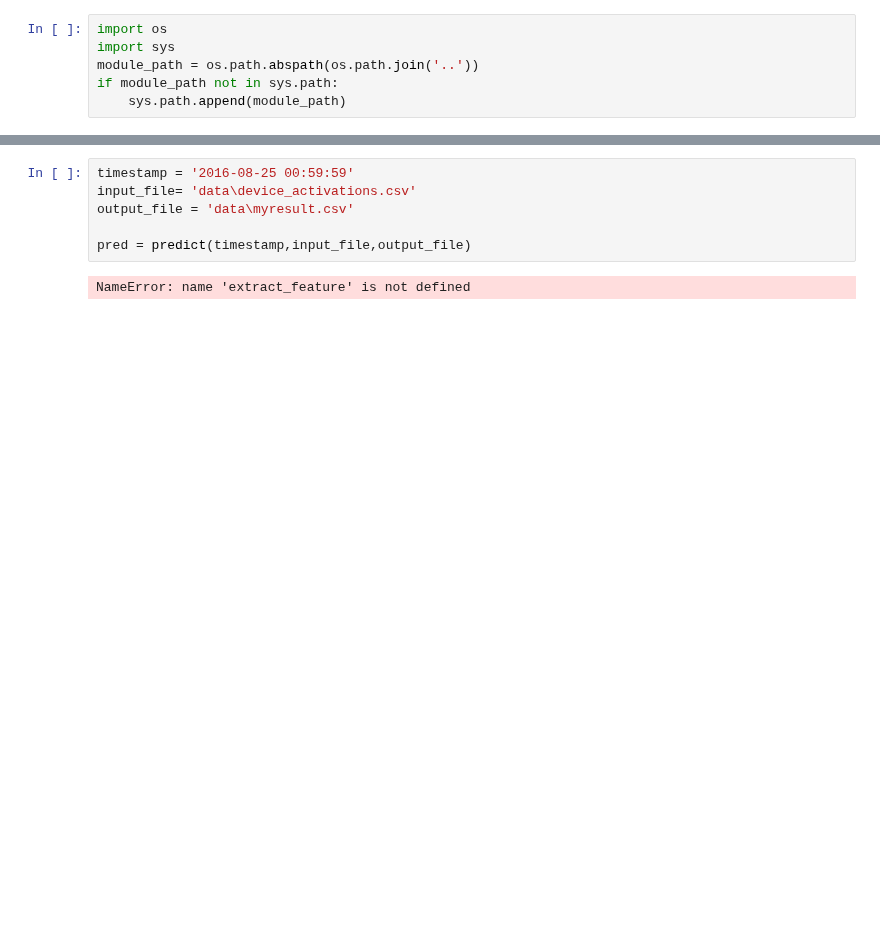
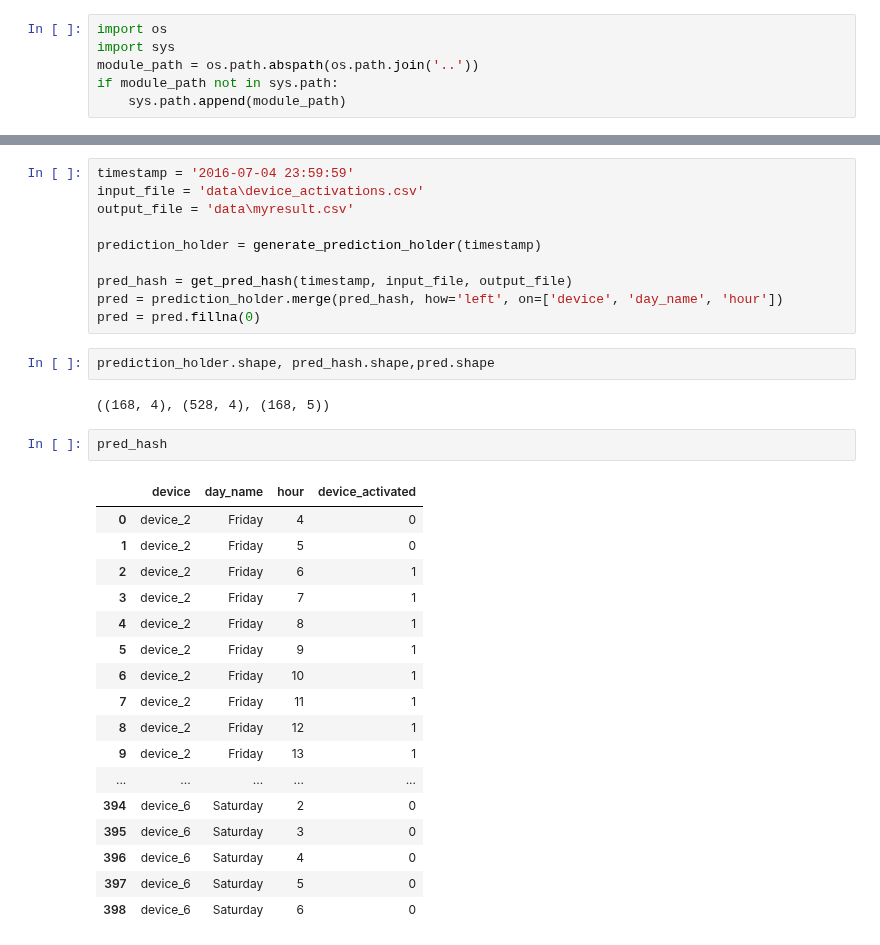
Before and after one commit to lskenkf/flaconi_task, a Jupyter notebook: challenge/model_building.ipynb, the cells around one changed output, grey strips where cells are left out. Cells and saved outputs as stored; diff of their text form; blank space fills up the shorter version.

```diff
--- a/challenge/model_building.ipynb
+++ b/challenge/model_building.ipynb
@@ -82,8 +129,34 @@ def predict(timestamp,input_file,output_file):
 # %%
-timestamp = '2016-08-25 00:59:59'
-input_file= 'data\device_activations.csv'
+timestamp = '2016-07-04 23:59:59'
+input_file = 'data\device_activations.csv'
 output_file = 'data\myresult.csv'
 
-pred = predict(timestamp,input_file,output_file)
+prediction_holder = generate_prediction_holder(timestamp)
+
+pred_hash = get_pred_hash(timestamp, input_file, output_file)
+pred = prediction_holder.merge(pred_hash, how='left', on=['device', 'day_name', 'hour'])
+pred = pred.fillna(0)
-# %% [output]
-NameError: name 'extract_feature' is not defined
+# %%
+prediction_holder.shape, pred_hash.shape,pred.shape
+# %% [output]
+((168, 4), (528, 4), (168, 5))
+# %%
+pred_hash
+# %% [output]
+|  | device | day_name | hour | device_activated |
+| 0 | device_2 | Friday | 4 | 0 |
+| 1 | device_2 | Friday | 5 | 0 |
+| 2 | device_2 | Friday | 6 | 1 |
+| 3 | device_2 | Friday | 7 | 1 |
+| 4 | device_2 | Friday | 8 | 1 |
+| 5 | device_2 | Friday | 9 | 1 |
+| 6 | device_2 | Friday | 10 | 1 |
+| 7 | device_2 | Friday | 11 | 1 |
+| 8 | device_2 | Friday | 12 | 1 |
+| 9 | device_2 | Friday | 13 | 1 |
+| ... | ... | ... | ... | ... |
+| 394 | device_6 | Saturday | 2 | 0 |
+| 395 | device_6 | Saturday | 3 | 0 |
+| 396 | device_6 | Saturday | 4 | 0 |
+| 397 | device_6 | Saturday | 5 | 0 |
+| 398 | device_6 | Saturday | 6 | 0 |
```
Also changed, not shown: parts of 5 cells of this notebook, 1 other file.
